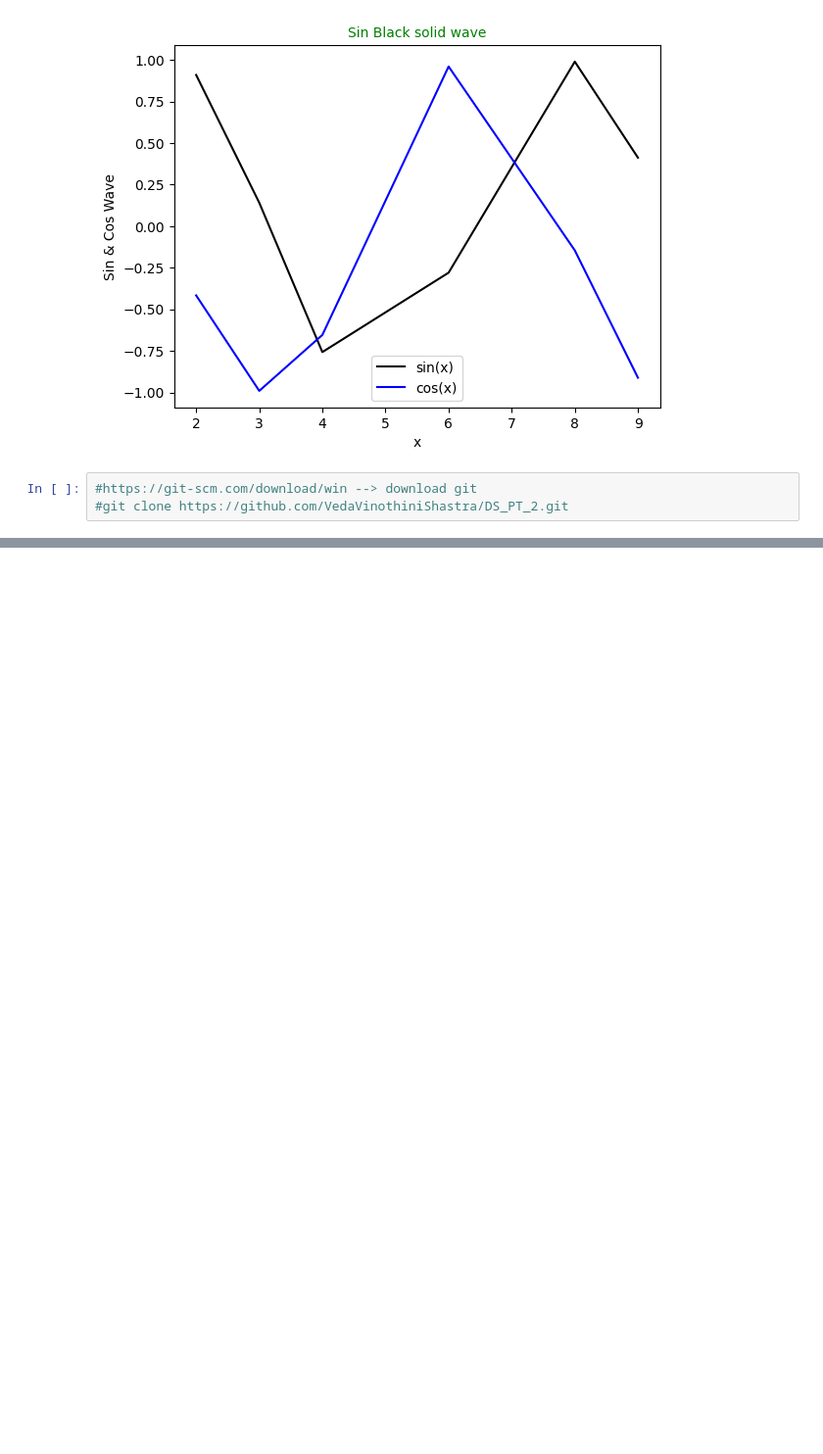
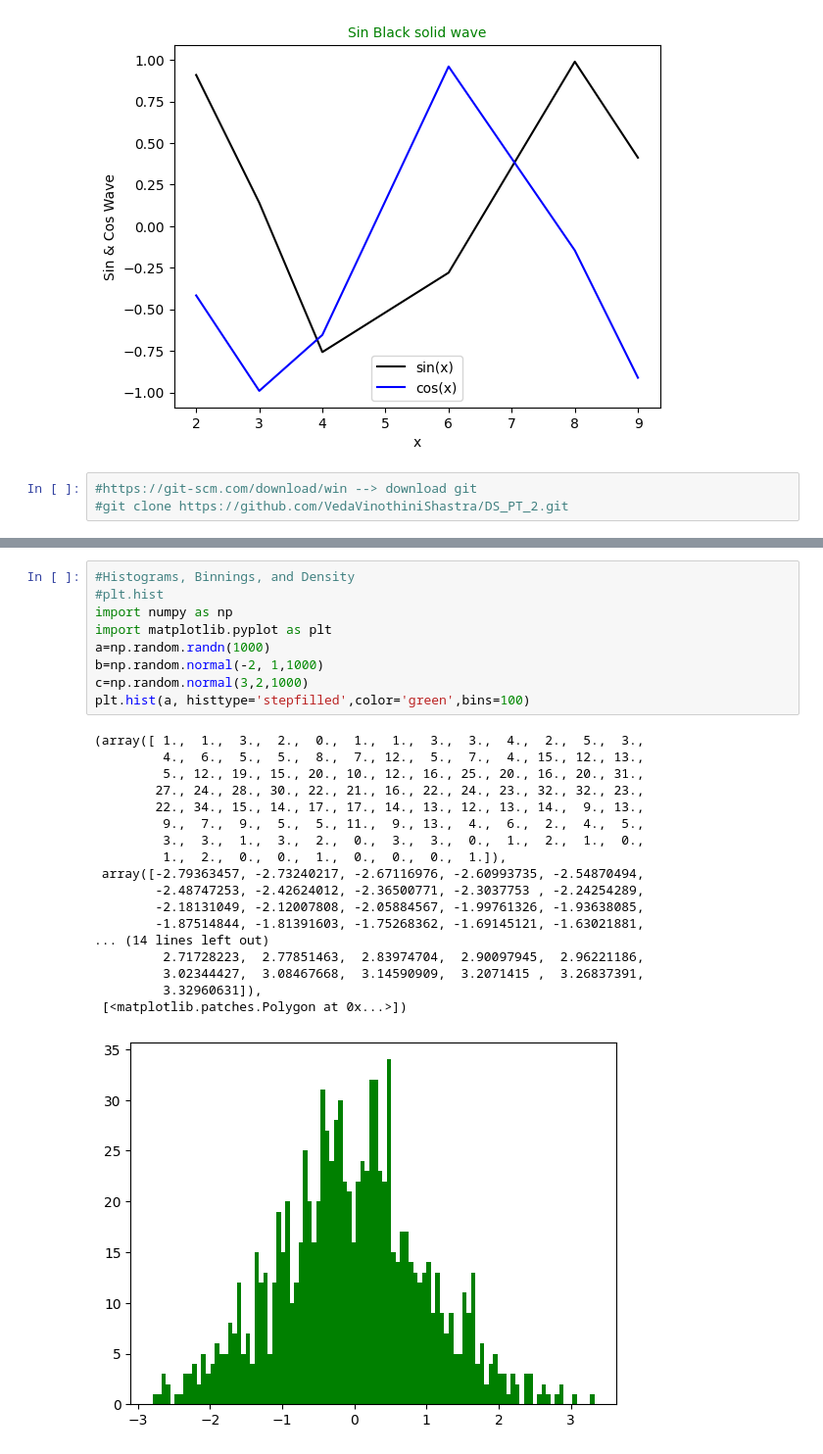
Before and after one commit to VedaVinothiniShastra/DS_PT_2, a Jupyter notebook: Day 11.ipynb, the cells around one changed output, grey strips where cells are left out. Shown at 98% size. Cells and saved outputs as stored; diff of their text form; blank space fills up the shorter version.

```diff
--- a/Day 11.ipynb
+++ b/Day 11.ipynb
@@ -124,0 +190,28 @@ plt.colorbar() #--> it denotes the color in plotting
+# %%
+#Histograms, Binnings, and Density
+#plt.hist
+import numpy as np
+import matplotlib.pyplot as plt
+a=np.random.randn(1000)
+b=np.random.normal(-2, 1,1000)
+c=np.random.normal(3,2,1000)
+plt.hist(a, histtype='stepfilled',color='green',bins=100)
+# %% [output]
+(array([ 1.,  1.,  3.,  2.,  0.,  1.,  1.,  3.,  3.,  4.,  2.,  5.,  3.,
+         4.,  6.,  5.,  5.,  8.,  7., 12.,  5.,  7.,  4., 15., 12., 13.,
+         5., 12., 19., 15., 20., 10., 12., 16., 25., 20., 16., 20., 31.,
+        27., 24., 28., 30., 22., 21., 16., 22., 24., 23., 32., 32., 23.,
+        22., 34., 15., 14., 17., 17., 14., 13., 12., 13., 14.,  9., 13.,
+         9.,  7.,  9.,  5.,  5., 11.,  9., 13.,  4.,  6.,  2.,  4.,  5.,
+         3.,  3.,  1.,  3.,  2.,  0.,  3.,  3.,  0.,  1.,  2.,  1.,  0.,
+         1.,  2.,  0.,  0.,  1.,  0.,  0.,  0.,  1.]),
+ array([-2.79363457, -2.73240217, -2.67116976, -2.60993735, -2.54870494,
+        -2.48747253, -2.42624012, -2.36500771, -2.3037753 , -2.24254289,
+        -2.18131049, -2.12007808, -2.05884567, -1.99761326, -1.93638085,
+        -1.87514844, -1.81391603, -1.75268362, -1.69145121, -1.63021881,
+... (14 lines left out)
+         2.71728223,  2.77851463,  2.83974704,  2.90097945,  2.96221186,
+         3.02344427,  3.08467668,  3.14590909,  3.2071415 ,  3.26837391,
+         3.32960631]),
+ [<matplotlib.patches.Polygon at 0x...>])
+[figure, added]
```
Also changed, not shown: parts of 20 cells of this notebook.
